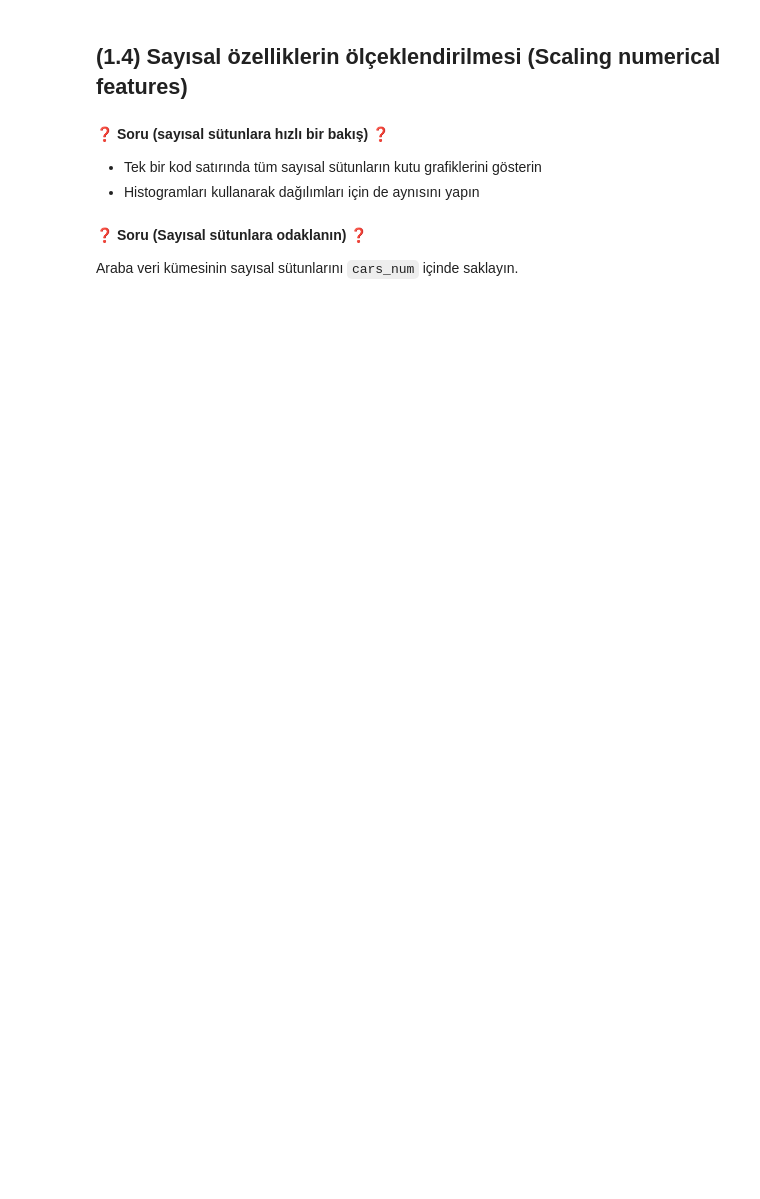
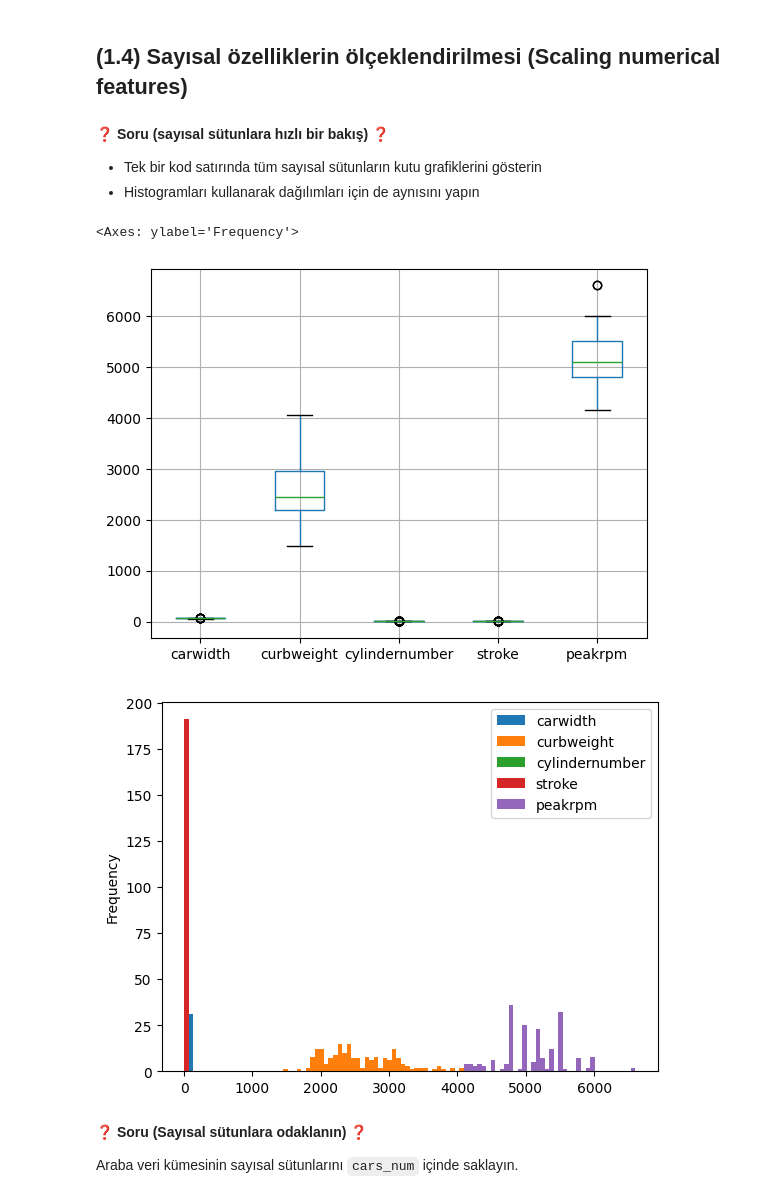
Before and after one commit to dilaybezazoglu/S16D2-S-Data-car-preparation, a Jupyter notebook: Recap - The Cars Dataset.ipynb, the cells around one changed output. Drawn from its saved outputs; the diff is of its cells as text; code cells hidden in the pictures; blank space fills up the shorter version.

```diff
--- a/Recap - The Cars Dataset.ipynb
+++ b/Recap - The Cars Dataset.ipynb
@@ -63,0 +99,4 @@ cars.shape # 205 araç x 8 feature
+# %%
+cars['cylindernumber'] = cars['cylindernumber'].map({"four":4, "six":6, "five":5, "eight":8, "two":2, "three":3, "twelve":12})
+
+cars['cylindernumber'].value_counts()
@@ -75,0 +141,3 @@ Cars dataset’inde bulunan tekrarlanan (duplicated) satır sayısını hesaplay
+# %%
+cars = cars.drop_duplicates().reset_index(drop=True) # no need to remember the previous index
+cars
@@ -112,3 +214,10 @@ Her bir özellik için `NaN` yüzdesi nedir?
+# %%
+cars.boxplot()
+cars.plot.hist(bins=100)
+# %% [output]
+<Axes: ylabel='Frequency'>
+[figure, added]
+[figure, added]
 # %% [markdown]
 ❓ **Soru (Sayısal sütunlara odaklanın)** ❓
 
```
Also changed, not shown: parts of 45 cells of this notebook.
